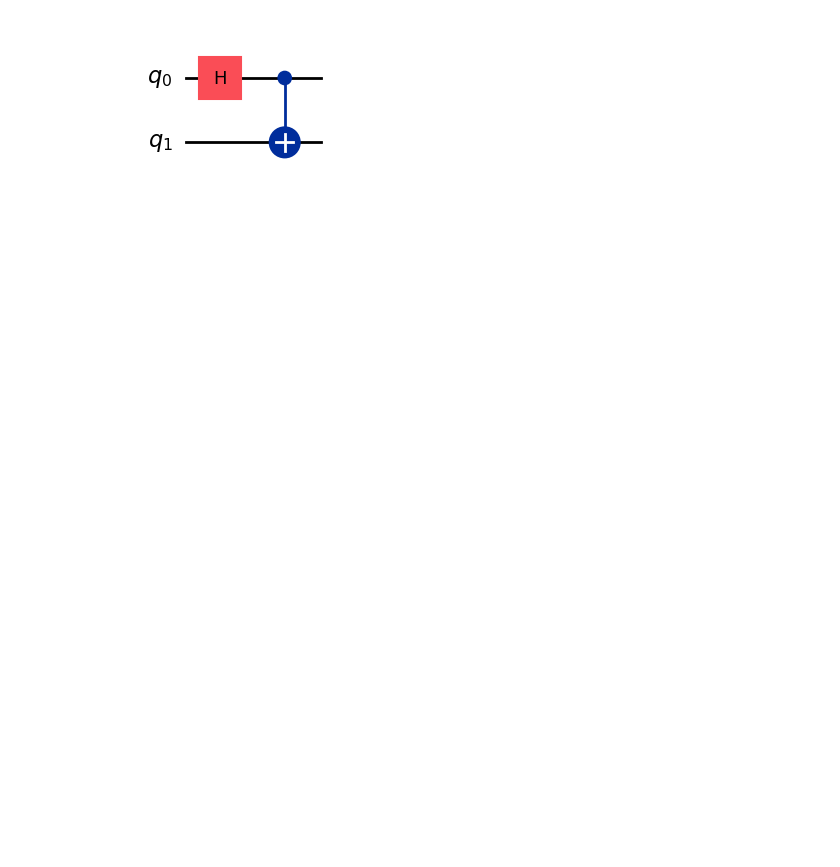
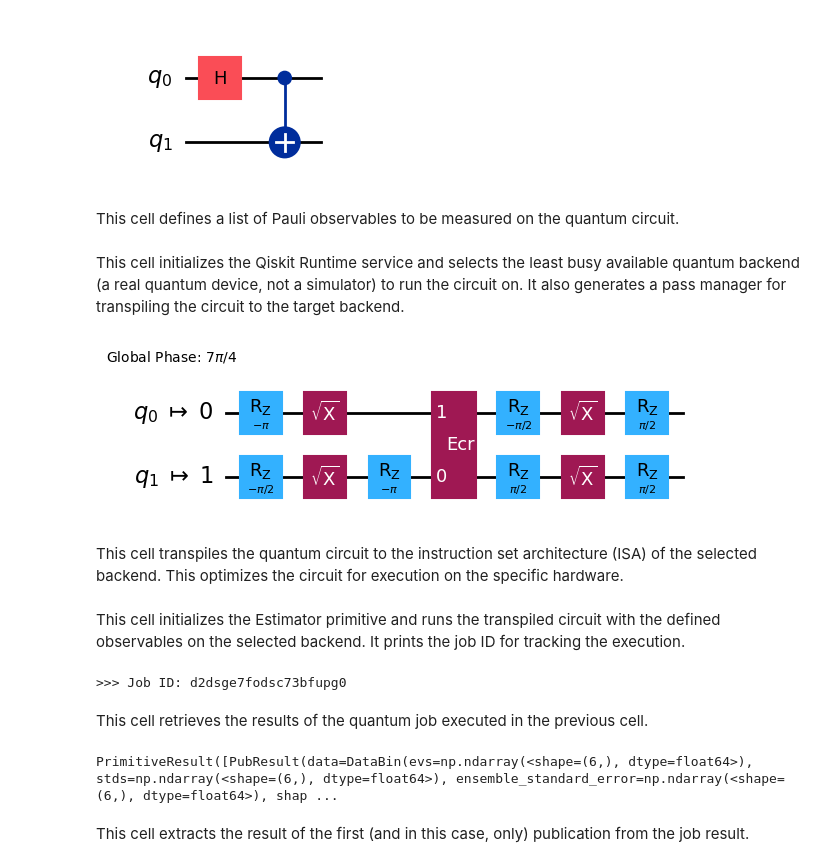
Before and after one commit to rahulbsw/quantum-compute, a Jupyter notebook: QC.ipynb, the cells around one changed output. Saved outputs shown, nothing was run; the diff lists cells and outputs as text; code cells hidden in the pictures; blank space fills up the shorter version.

Commit message:
First Run

```diff
--- a/QC.ipynb
+++ b/QC.ipynb
@@ -63,3 +99,5 @@ qc.cx(0, 1)
 qc.draw("mpl")
 # %% [output]
 [figure]
+# %% [markdown]
+This cell defines a list of Pauli observables to be measured on the quantum circuit.
@@ -65,0 +107,17 @@ qc.draw("mpl")
+# %% [markdown]
+This cell initializes the Qiskit Runtime service and selects the least busy available quantum backend (a real quantum device, not a simulator) to run the circuit on. It also generates a pass manager for transpiling the circuit to the target backend.
+# %%
+from qiskit_ibm_runtime import QiskitRuntimeService
+service = QiskitRuntimeService()
+
+backend = service.least_busy(simulator=False, operational=True)
+
+pm = generate_preset_pass_manager(backend=backend, optimization_level=1)
+
+isa_circuit = pm.run(qc)
+
+isa_circuit.draw("mpl", idle_wires=False)
+# %% [output]
+[figure, added]
+# %% [markdown]
+This cell transpiles the quantum circuit to the instruction set architecture (ISA) of the selected backend. This optimizes the circuit for execution on the specific hardware.
@@ -65,0 +127,26 @@ qc.draw("mpl")
+# %% [markdown]
+This cell initializes the Estimator primitive and runs the transpiled circuit with the defined observables on the selected backend. It prints the job ID for tracking the execution.
+# %%
+estimator = Estimator(mode=backend)
+estimator.options.resilience_level=1
+estimator.options.default_shots=5000
+
+mapped_observables = [
+    observable.apply_layout(isa_circuit.layout) for observable in observables
+]
+
+# One pub, with one circuit to run against five different observables.
+job = estimator.run([(isa_circuit, mapped_observables)])
+
+# Use the job ID to retrieve your job data later
+print(f">>> Job ID: {job.job_id()}")
+# %% [output]
+>>> Job ID: d2dsge7fodsc73bfupg0
+# %% [markdown]
+This cell retrieves the results of the quantum job executed in the previous cell.
+# %%
+job.result()
+# %% [output]
+PrimitiveResult([PubResult(data=DataBin(evs=np.ndarray(<shape=(6,), dtype=float64>), stds=np.ndarray(<shape=(6,), dtype=float64>), ensemble_standard_error=np.ndarray(<shape=(6,), dtype=float64>), shap ...
+# %% [markdown]
+This cell extracts the result of the first (and in this case, only) publication from the job result.
```
Also changed, not shown: parts of 23 cells of this notebook.
